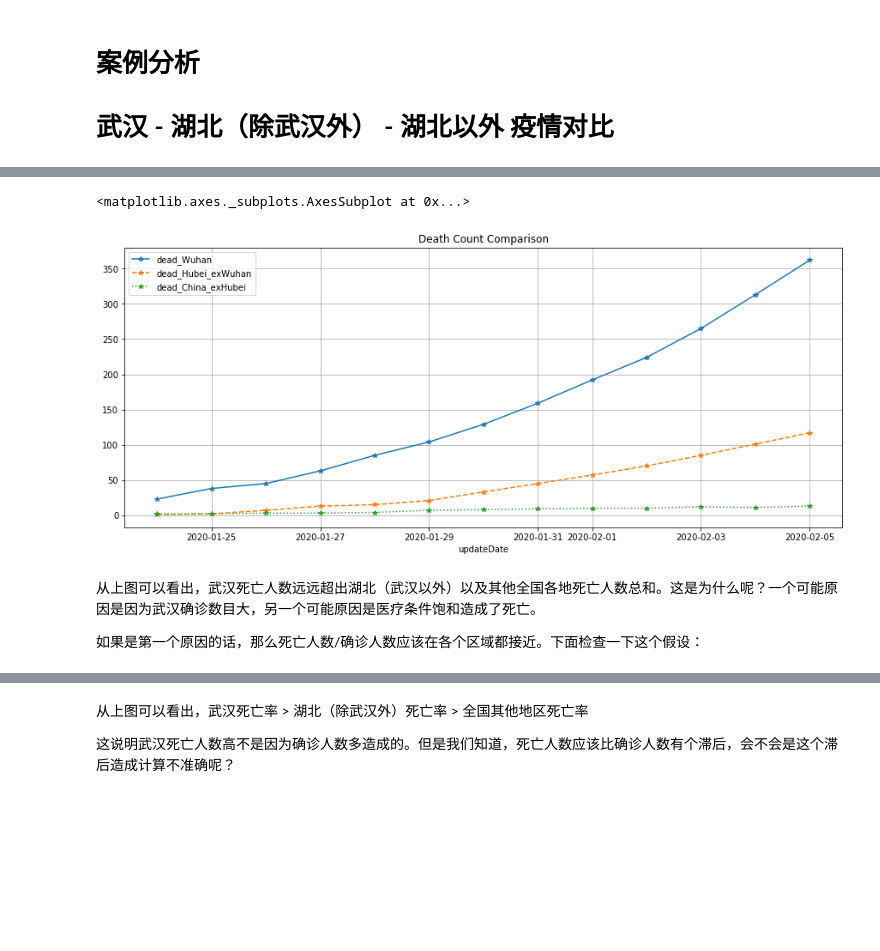
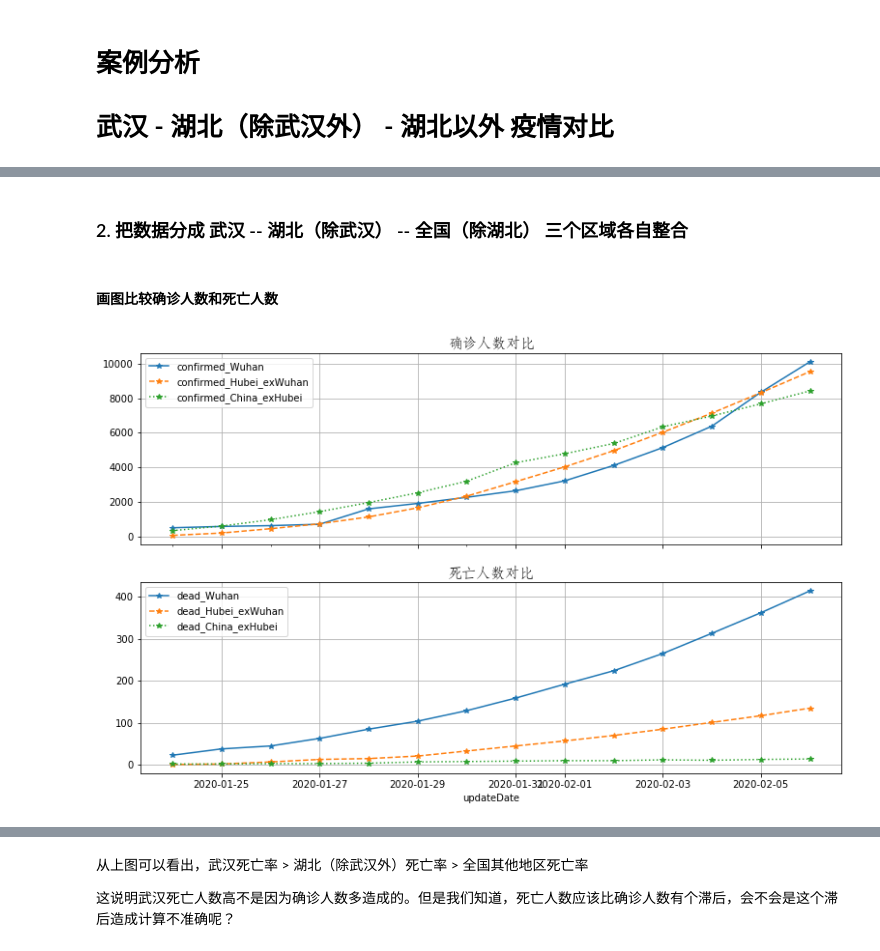
Before and after one commit to jianxu305/nCov2019_analysis, a Jupyter notebook: src/death_rate.ipynb, the cells around one changed output, grey strips where cells are left out. Saved outputs shown, nothing was run; the diff lists cells and outputs as text; code cells hidden in the pictures; blank space fills up the shorter version.

```diff
--- a/src/death_rate.ipynb
+++ b/src/death_rate.ipynb
@@ -18,3 +27,5 @@ daily_frm = utils.aggDaily(data)
+# %% [markdown]
+### 2. 把数据分成 武汉 -- 湖北（除武汉） -- 全国（除湖北） 三个区域各自整合
 # %%
 wuhan = daily_frm[daily_frm['cityName'] == '武汉'].groupby('updateDate').agg('sum')
 hubei_exWuhan = daily_frm[(daily_frm['provinceName'] == '湖北省') & (daily_frm['cityName'] != '武汉')].groupby('updateDate').agg('sum')
@@ -22,15 +33,17 @@ china_exHubei = daily_frm[daily_frm['provinceName'] != '湖北省'].groupby('upd
 
 contrast_frm = pd.merge(wuhan.add_suffix('_Wuhan'), hubei_exWuhan.add_suffix('_Hubei_exWuhan'), 'left', on='updateDate')
 contrast_frm = pd.merge(contrast_frm, china_exHubei.add_suffix('_China_exHubei'), 'left', on='updateDate')
-# %%
-contrast_col = 'dead'    # you can pick other columns such as 'dead', 'cured'
-locations = ('Wuhan', 'Hubei_exWuhan', 'China_exHubei')
-contrast_frm.plot(y=[contrast_col + '_' + suffix for suffix in locations], grid=True, figsize=(15, 6), style=['-*', '--*', ':*'],
-                  title='Death Count Comparison')
-# %% [output]
-<matplotlib.axes._subplots.AxesSubplot at 0x...>
-[figure, removed]
-# %% [markdown]
-从上图可以看出，武汉死亡人数远远超出湖北（武汉以外）以及其他全国各地死亡人数总和。这是为什么呢？一个可能原因是因为武汉确诊数目大，另一个可能原因是医疗条件饱和造成了死亡。
-
-如果是第一个原因的话，那么死亡人数/确诊人数应该在各个区域都接近。下面检查一下这个假设：
+# %% [markdown]
+#### 画图比较确诊人数和死亡人数
+# %%
+locations = ('Wuhan', 'Hubei_exWuhan', 'China_exHubei')
+fig = plt.figure()
+ax1 = fig.add_subplot(211)
+contrast_frm.plot(y=['confirmed_' + suffix for suffix in locations], grid=True, figsize=(13, 8), style=['-*', '--*', ':*'], ax=ax1)
+ax1.set_title('确诊人数对比', fontproperties=utils.font_prop, fontsize=15)
+ax2 = fig.add_subplot(212)
+contrast_frm.plot(y=['dead_' + suffix for suffix in locations], grid=True, figsize=(13, 8), style=['-*', '--*', ':*'], ax=ax2, sharex=True)
+ax2.set_title('死亡人数对比', fontproperties=utils.font_prop, fontsize=15)
+plt.show()
+# %% [output]
+[figure, added]
```
Also changed, not shown: parts of 6 cells of this notebook, 4 other files.
